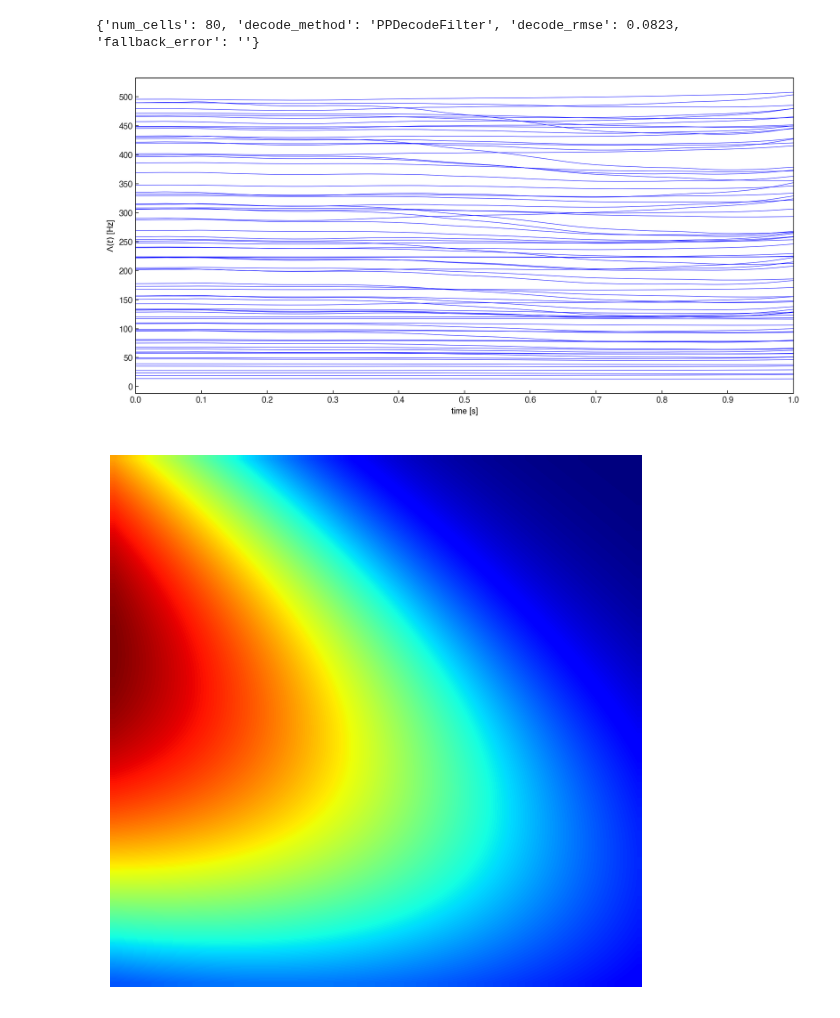
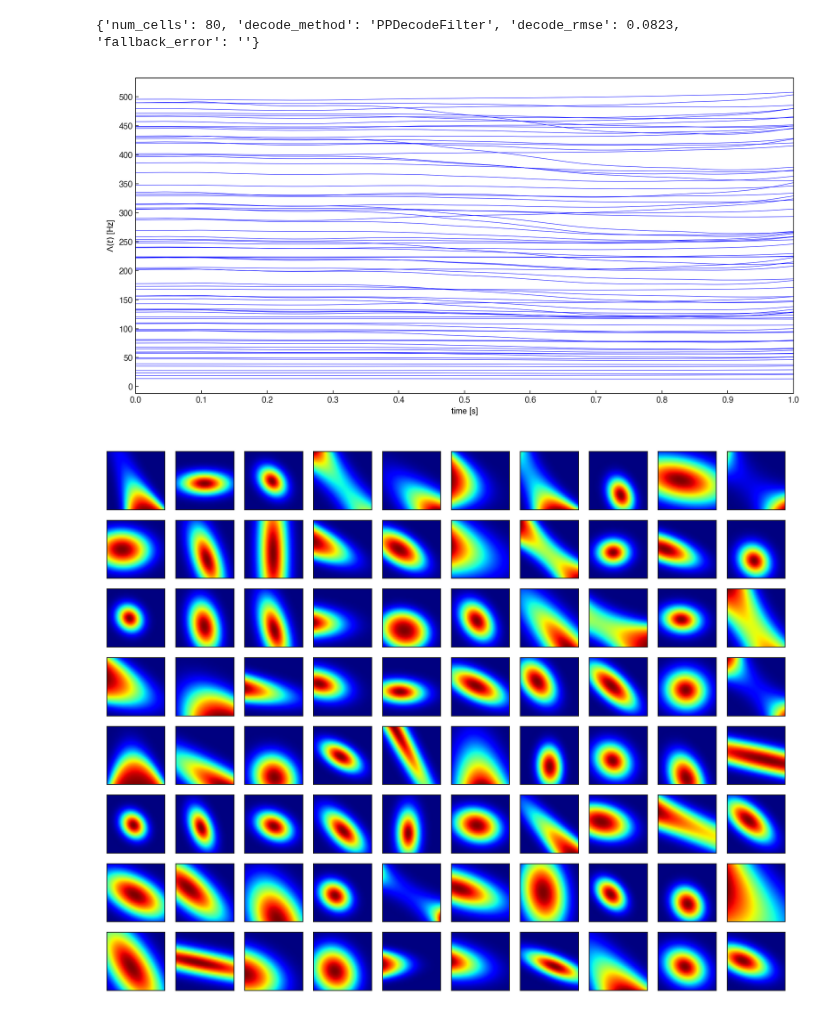
Before and after one commit to cajigaslab/nSTAT-python, a Jupyter notebook: notebooks/StimulusDecode2D.ipynb, the cells around one changed output. Cells and saved outputs as stored; diff of their text form; code cells hidden in the pictures.

```diff
--- a/notebooks/StimulusDecode2D.ipynb
+++ b/notebooks/StimulusDecode2D.ipynb
@@ -26,7 +26,9 @@ from nstat.notebook_figures import FigureTracker
 
 np.random.seed(0)
 OUTPUT_ROOT = REPO_ROOT / "output" / "notebook_images"
-__tracker = FigureTracker(topic='StimulusDecode2D', output_root=OUTPUT_ROOT, expected_count=6)
+# MATLAB produces 4 figures: trajectory, CIF overlay, place-field subplot grid,
+# and predicted-vs-actual path. Mirror that count exactly.
+__tracker = FigureTracker(topic='StimulusDecode2D', output_root=OUTPUT_ROOT, expected_count=4)
 
 
 def _prepare_figure(matlab_line: str, *, figsize=(8.0, 4.5)):
@@ -95,7 +97,10 @@ def _simulate_decode(seed=0, *, num_realizations=80, delta=0.001, tmax=1.0):
         beta_linear = coeffs[:, 1:3].T
         x_p, pe_p, x_u, pe_u, *_ = DecodingAlgorithms.PPDecodeFilterLinear(a_mat, q_cov, dN, mu_linear, beta_linear, "binomial", delta)
 
-    grid = np.linspace(-1.4, 1.4, 60)
+    # MATLAB grid: meshgrid(-2:.1:2, -2:.1:2). Mirror exactly so each place
+    # field renders as a compact Gaussian-like blob rather than a monotone
+    # gradient inside a tight (-1.4, 1.4) window.
+    grid = np.arange(-2.0, 2.0 + 0.1, 0.1)
     gx, gy = np.meshgrid(grid, grid)
     grid_design = np.column_stack([np.ones(gx.size), gx.ravel(), gy.ravel(), gx.ravel() ** 2, gy.ravel() ** 2, gx.ravel() * gy.ravel()])
     fields = []
@@ -167,67 +172,57 @@ fig = _prepare_figure("figure; plot(px,py)", figsize=(10.0, 6.0))
 ax = fig.subplots(1, 1)
 ax.plot(payload["px"], payload["py"], color="b", linewidth=1.0)
 ax.set_title("Simulated X-Y trajectory")
 ax.set_xlabel("x")
 ax.set_ylabel("y")
 # MATLAB shows plain boxed axes without gridlines and uses landscape framing
 # with default (autoscaled) aspect rather than forced 'equal'.
 ax.grid(False)
 ax.set_aspect("auto")
 
 from matplotlib.ticker import MultipleLocator as _MultipleLocator
 fig = _prepare_figure("lambda{i}.plot", figsize=(12.0, 6.0))
 ax = fig.subplots(1, 1)
 # Pure MATLAB blue ('b'), opaque, thin lines to match MATLAB's dense CIF rendering.
 for idx in range(min(payload["num_cells"], 80)):
     ax.plot(payload["time_s"], payload["lambda_rates_hz"][:, idx], color="b", alpha=1.0, linewidth=0.5)
 ax.set_xlabel("time [s]", style="italic")
 ax.set_ylabel(r"$\Lambda(t)$ [Hz]", style="italic")
 ax.set_xlim(0.0, 1.0)
 # Match MATLAB tick density: every 50 Hz on y, every 0.1 s on x.
 ax.yaxis.set_major_locator(_MultipleLocator(50))
 ax.xaxis.set_major_locator(_MultipleLocator(0.1))
 # MATLAB renders a four-sided box; make all spines visible and black.
 for spine in ("top", "right", "bottom", "left"):
     ax.spines[spine].set_visible(True)
     ax.spines[spine].set_color("k")
 
-# MATLAB fig 3: representative place field #1 — pcolor shading interp, jet
-# (MATLAB shows two representative single fields, not a grid of all 80 cells.)
-# Plot the full simulation grid so each place field appears as a localized
-# Gaussian-like blob (bounded by the logistic saturation away from the peak),
-# matching MATLAB's compact elliptical density rather than a monotone gradient
-# inside a tight trajectory window.
+# MATLAB fig 3: subplot grid of ALL numRealizations receptive fields
+# (`subplot(fact(1),fact(2),i); pcolor(X,Y,placeField{i}); shading interp`).
+# Use the factor decomposition (8x10 for 80 cells) and pcolormesh with
+# shading='gouraud' — the direct equivalent of MATLAB's pcolor + shading interp
+# (Gouraud-interpolated quads), not imshow with bilinear.
 fields_arr = np.asarray(payload["fields"], dtype=float)
-_grid_vec = payload["grid_x"][0, :]
-ext = [float(_grid_vec[0]), float(_grid_vec[-1]),
-       float(_grid_vec[0]), float(_grid_vec[-1])]
-# Pick two cells whose place-field peaks sit in distinct quadrants so the two
-# representative views differ visually, as in MATLAB.
-n_grid = _grid_vec.size
-peak_locs = []
-for c in range(payload["num_cells"]):
-    f = fields_arr[c]
-    ij = np.unravel_index(int(np.argmax(f)), f.shape)
-    peak_locs.append((c, ij[0], ij[1], float(f.max())))
-upper = [p for p in peak_locs if p[1] > n_grid // 2]
-lower = [p for p in peak_locs if p[1] < n_grid // 2]
-cell_a = max(upper, key=lambda p: p[3])[0] if upper else 0
-cell_b = max(lower, key=lambda p: p[3])[0] if lower else (1 if payload["num_cells"] > 1 else 0)
-
-fig = _prepare_figure("pcolor(X,Y,placeField{a}), shading interp", figsize=(6.0, 6.0))
-ax = fig.subplots(1, 1)
-_field_a = fields_arr[cell_a]
-# MATLAB's `shading interp` produces a smooth Gaussian-shaped place field;
-# mirror it with bilinear interpolation so Python doesn't show blocky pixels.
-ax.imshow(_field_a, origin="lower", extent=ext, aspect="equal", cmap="jet",
-          interpolation="bilinear",
-          vmin=float(_field_a.min()), vmax=float(_field_a.max()))
-ax.set_xticks([])
-ax.set_yticks([])
-for spine in ("top", "right", "bottom", "left"):
-    ax.spines[spine].set_visible(False)
+gx = payload["grid_x"]
+gy = payload["grid_y"]
+rows, cols = _subplot_grid(payload["num_cells"])
+fig = _prepare_figure("subplot; pcolor(X,Y,placeField{i}), shading interp",
+                      figsize=(10.0, 8.0))
+axes = fig.subplots(rows, cols)
+axes_flat = np.asarray(axes).reshape(-1)
+for idx in range(payload["num_cells"]):
+    ax = axes_flat[idx]
+    f = fields_arr[idx]
+    ax.pcolormesh(gx, gy, f, cmap="jet", shading="gouraud",
+                  vmin=float(f.min()), vmax=float(f.max()))
+    ax.set_xticks([])
+    ax.set_yticks([])
+    ax.set_aspect("equal")
+# Hide any unused tail axes (rows*cols may exceed num_cells).
+for j in range(payload["num_cells"], axes_flat.size):
+    axes_flat[j].axis("off")
+fig.subplots_adjust(wspace=0.05, hspace=0.05)
 # %% [output]
 [figure]
-[figure, old version]
+[figure, new version]
 [figure]
 # %%
```
Also changed, not shown: parts of 1 cell of this notebook, 55 other files.
